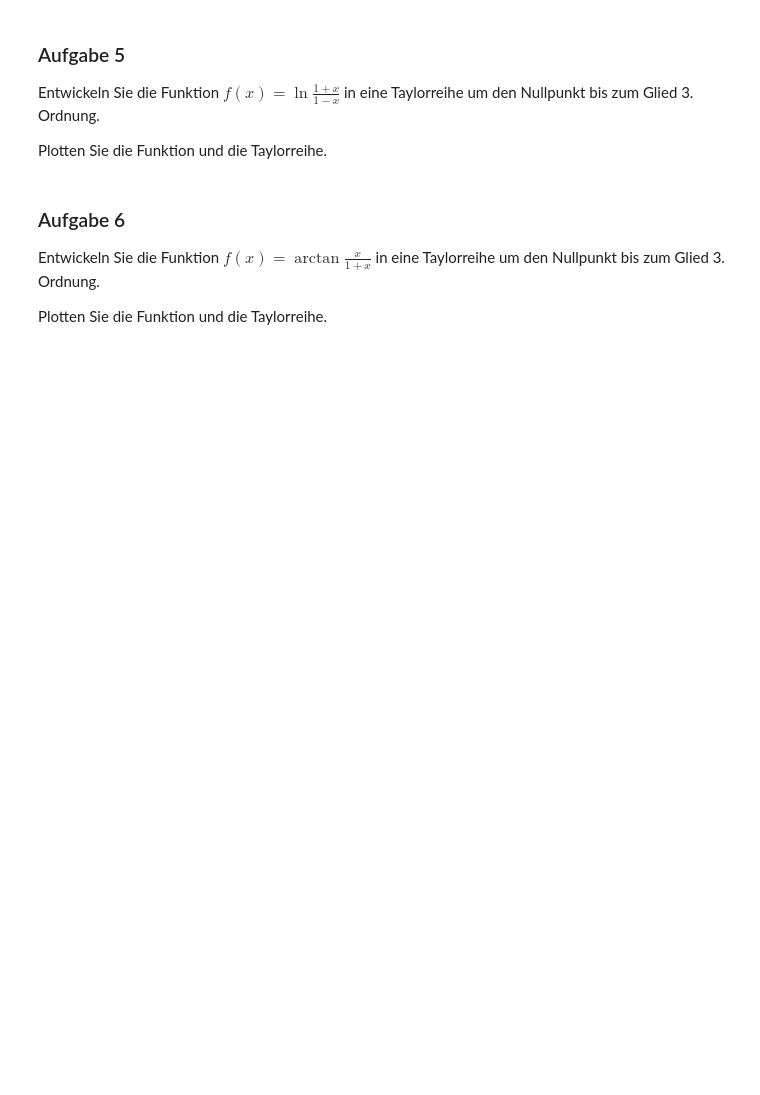
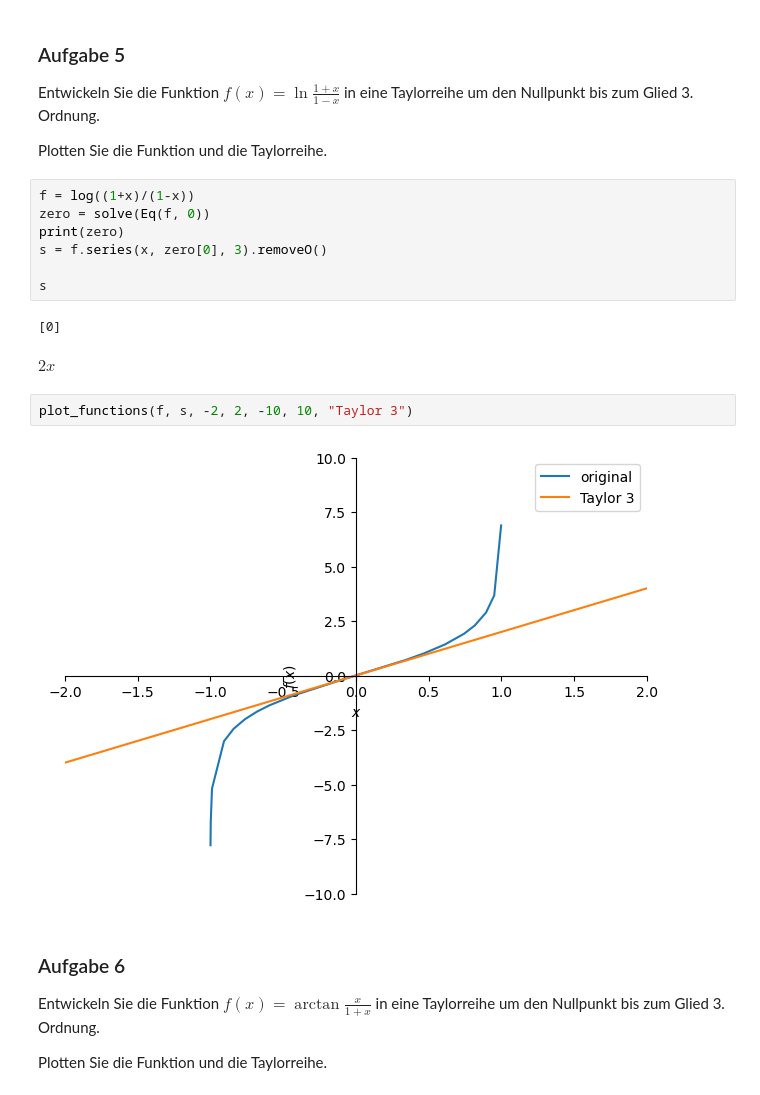
Before and after one commit to maixnor/uniwien, a Jupyter notebook: notebooks/Aufgabenblatt_5 .ipynb, the cells around one changed output. Drawn from its saved outputs; the diff is of its cells as text; blank space fills up the shorter version.

```diff
--- a/notebooks/Aufgabenblatt_5 .ipynb
+++ b/notebooks/Aufgabenblatt_5 .ipynb
@@ -58,6 +91,20 @@ Plotten Sie die Funktion und die Taylorreihe.
 Entwickeln Sie die Funktion $f(x)=\ln{\frac{1+x}{1-x}}$ in eine Taylorreihe um den Nullpunkt bis zum Glied 3. Ordnung.
 
 Plotten Sie die Funktion und die Taylorreihe.
+# %%
+f = log((1+x)/(1-x))
+zero = solve(Eq(f, 0))
+print(zero)
+s = f.series(x, zero[0], 3).removeO()
+
+s
+# %% [output]
+[0]
+$\displaystyle 2 x$
+# %%
+plot_functions(f, s, -2, 2, -10, 10, "Taylor 3")
+# %% [output]
+[figure, added]
 # %% [markdown]
 ### Aufgabe 6
 
```
Also changed, not shown: parts of 8 cells of this notebook, 4 other files.
